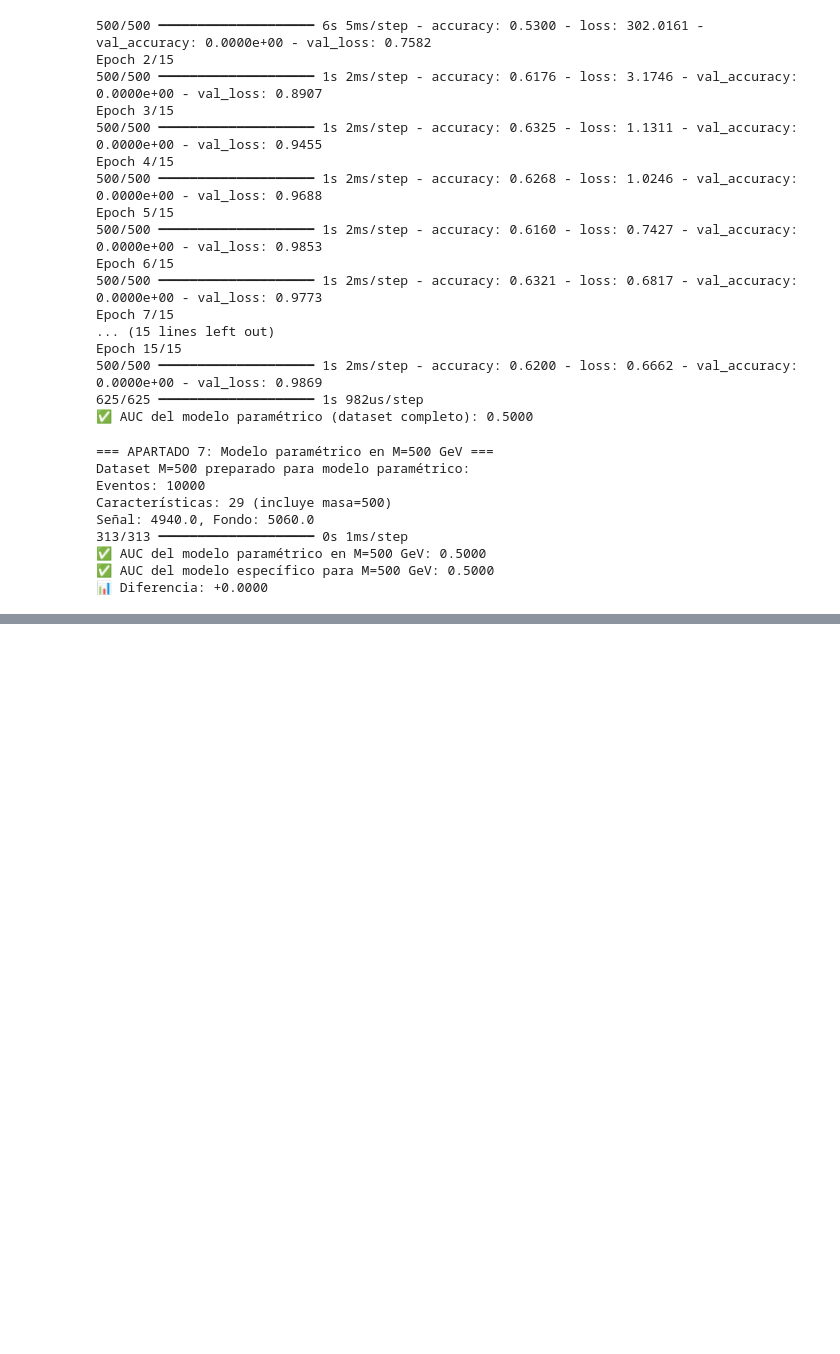
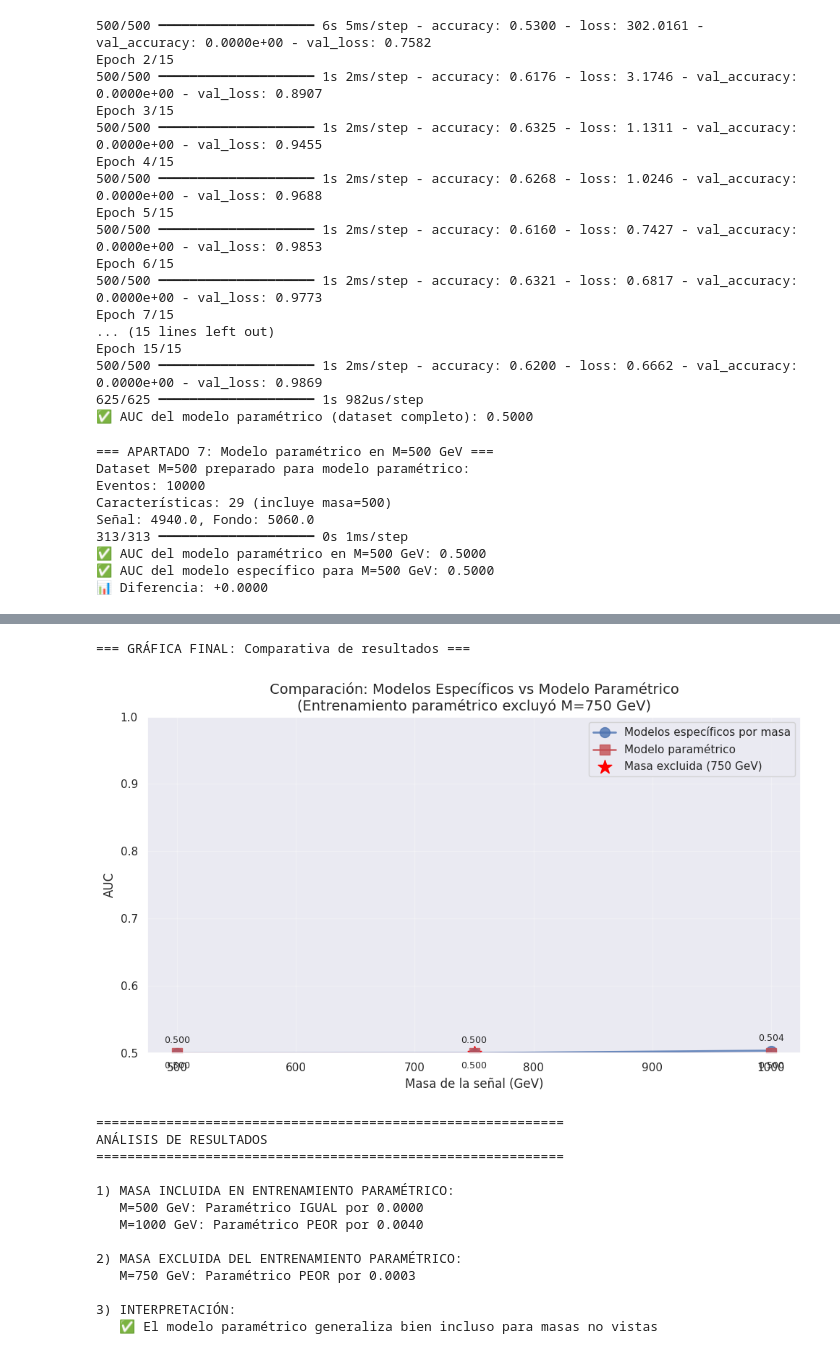
Before and after one commit to joseferbis-cell/PLs-ADFM, a Jupyter notebook: practice_2_a_parameterized_nns.ipynb, the cells around one changed output, grey strips where cells are left out. Cells and saved outputs as stored; diff of their text form; code cells hidden in the pictures; blank space fills up the shorter version.

```diff
--- a/practice_2_a_parameterized_nns.ipynb
+++ b/practice_2_a_parameterized_nns.ipynb
@@ -850,0 +895,78 @@ Señal: 4940.0, Fondo: 5060.0
+# %%
+print("\n=== GRÁFICA FINAL: Comparativa de resultados ===")
+
+# Preparar datos para la gráfica
+masses = sorted(auc_results['specific_models'].keys())
+specific_aucs = [auc_results['specific_models'][m] for m in masses]
+parametric_aucs = [auc_results['parametric_model'][m] for m in masses]
+
+# Crear gráfica
+plt.figure(figsize=(10, 6))
+
+# Modelos específicos
+plt.plot(masses, specific_aucs, 'bo-', linewidth=2, markersize=10,
+         label='Modelos específicos por masa', alpha=0.8)
+
+# Modelo paramétrico
+plt.plot(masses, parametric_aucs, 'rs-', linewidth=2, markersize=10,
+         label='Modelo paramétrico', alpha=0.8)
+
+# Destacar masa excluida
+excluded_idx = masses.index(EXCLUDED_MASS)
+plt.scatter(masses[excluded_idx], parametric_aucs[excluded_idx],
+           color='red', s=200, marker='*', label=f'Masa excluida ({EXCLUDED_MASS} GeV)')
+
+plt.xlabel('Masa de la señal (GeV)', fontsize=12)
+plt.ylabel('AUC', fontsize=12)
+plt.title('Comparación: Modelos Específicos vs Modelo Paramétrico\n(Entrenamiento paramétrico excluyó M=750 GeV)', fontsize=14)
+plt.grid(True, alpha=0.3)
+plt.legend(fontsize=11)
+plt.ylim(0.5, 1.0)  # AUC típicamente entre 0.5 y 1.0
+
+# Añadir anotaciones con valores
+for i, mass in enumerate(masses):
+    plt.annotate(f'{specific_aucs[i]:.3f}', (mass, specific_aucs[i]),
+                textcoords="offset points", xytext=(0,10), ha='center', fontsize=9)
+    plt.annotate(f'{parametric_aucs[i]:.3f}', (mass, parametric_aucs[i]),
+                textcoords="offset points", xytext=(0,-15), ha='center', fontsize=9)
+
+plt.tight_layout()
+plt.show()
+
+# Análisis de resultados
+print("\n" + "="*60)
+print("ANÁLISIS DE RESULTADOS")
+print("="*60)
+
+print(f"\n1) MASA INCLUIDA EN ENTRENAMIENTO PARAMÉTRICO:")
+for mass in training_masses:
+    diff = auc_results['parametric_model'][mass] - auc_results['specific_models'][mass]
+    status = "MEJOR" if diff > 0 else "PEOR" if diff < 0 else "IGUAL"
+    print(f"   M={mass} GeV: Paramétrico {status} por {abs(diff):.4f}")
+
+print(f"\n2) MASA EXCLUIDA DEL ENTRENAMIENTO PARAMÉTRICO:")
+diff_750 = auc_results['parametric_model'][750] - auc_results['specific_models'][750]
+status_750 = "MEJOR" if diff_750 > 0 else "PEOR" if diff_750 < 0 else "IGUAL"
+print(f"   M={EXCLUDED_MASS} GeV: Paramétrico {status_750} por {abs(diff_750):.4f}")
+
+print(f"\n3) INTERPRETACIÓN:")
+if diff_750 > -0.05:  # Tolerancia pequeña
+    print("   ✅ El modelo paramétrico generaliza bien incluso para masas no vistas")
+else:
+    print("   ⚠️  El modelo paramétrico tiene dificultades con masas no vistas en entrenamiento")
+# %% [output]
+=== GRÁFICA FINAL: Comparativa de resultados ===
+[figure, added]
+============================================================
+ANÁLISIS DE RESULTADOS
+============================================================
+
+1) MASA INCLUIDA EN ENTRENAMIENTO PARAMÉTRICO:
+   M=500 GeV: Paramétrico IGUAL por 0.0000
+   M=1000 GeV: Paramétrico PEOR por 0.0040
+
+2) MASA EXCLUIDA DEL ENTRENAMIENTO PARAMÉTRICO:
+   M=750 GeV: Paramétrico PEOR por 0.0003
+
+3) INTERPRETACIÓN:
+   ✅ El modelo paramétrico generaliza bien incluso para masas no vistas
```
Also changed, not shown: parts of 4 cells of this notebook.
